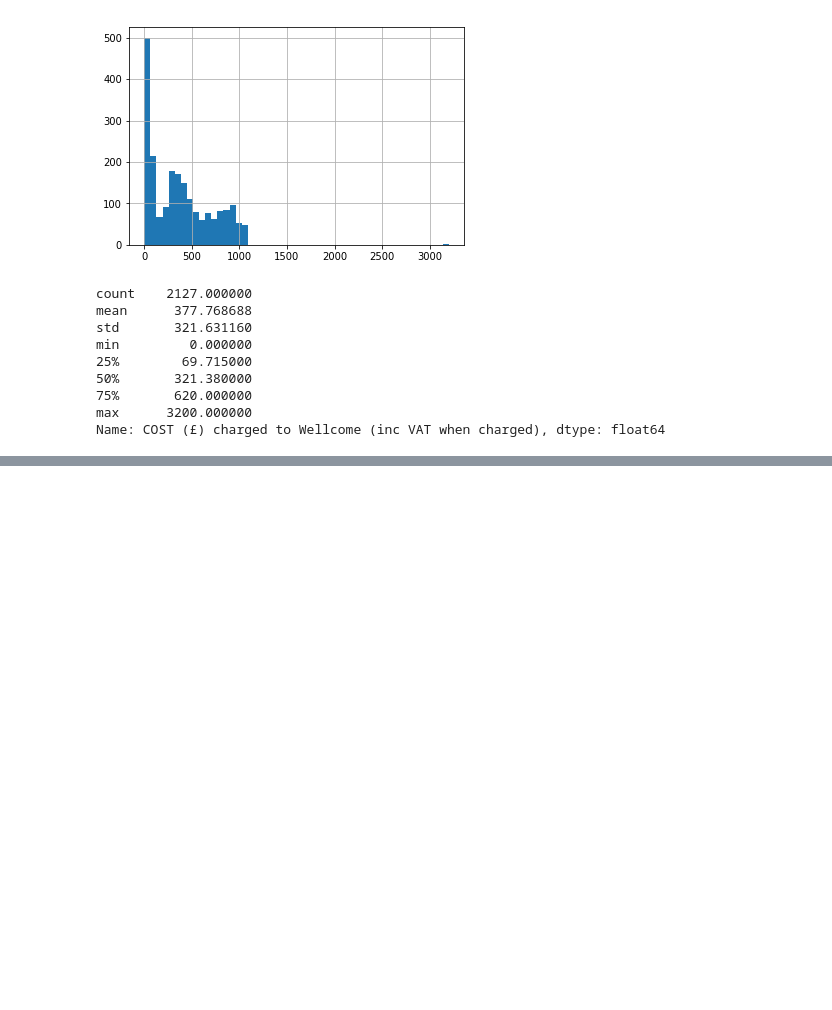
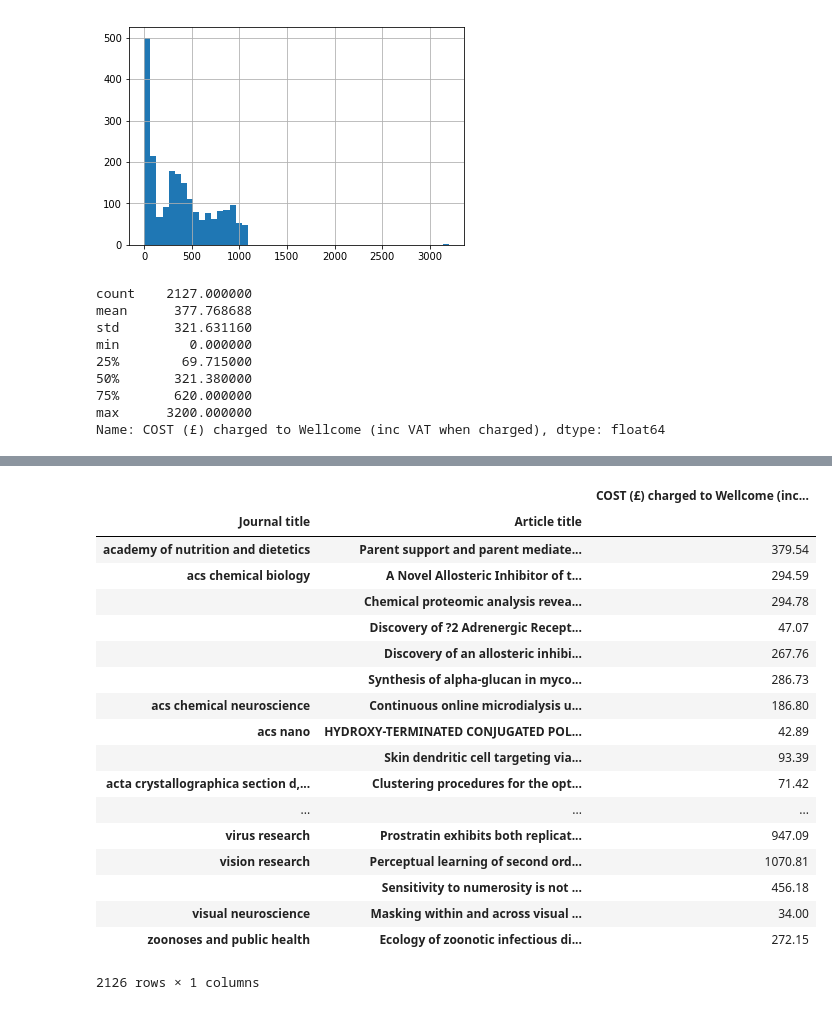
Before and after one commit to legomydiego/Thinkful-Unit-1, a Jupyter notebook: Data Cleaning and Validation.ipynb, the cells around one changed output, grey strips where cells are left out. Saved outputs shown, nothing was run; the diff lists cells and outputs as text; code cells hidden in the pictures; blank space fills up the shorter version.

Commit message:
Added pivot table

```diff
--- a/Data Cleaning and Validation.ipynb
+++ b/Data Cleaning and Validation.ipynb
@@ -384,3 +384,25 @@ vision research
 visual neuroscience                                                                          0.000000
 zoonoses and public health                                                                   0.000000
 Name: COST (£) charged to Wellcome (inc VAT when charged), Length: 895, dtype: float64
+# %%
+pd.pivot_table(values=['COST (£) charged to Wellcome (inc VAT when charged)'], index=['Journal title','Article title'], aggfunc=np.mean)
+# %% [output]
+|  |  | COST (£) charged to Wellcome (inc... |
+| Journal title | Article title |  |
+| academy of nutrition and dietetics | Parent support and parent mediate... | 379.54 |
+| acs chemical biology | A Novel Allosteric Inhibitor of t... | 294.59 |
+|  | Chemical proteomic analysis revea... | 294.78 |
+|  | Discovery of ?2 Adrenergic Recept... | 47.07 |
+|  | Discovery of an allosteric inhibi... | 267.76 |
+|  | Synthesis of alpha-glucan in myco... | 286.73 |
+| acs chemical neuroscience | Continuous online microdialysis u... | 186.80 |
+| acs nano | HYDROXY-TERMINATED CONJUGATED POL... | 42.89 |
+|  | Skin dendritic cell targeting via... | 93.39 |
+| acta crystallographica section d,... | Clustering procedures for the opt... | 71.42 |
+| ... | ... | ... |
+| virus research | Prostratin exhibits both replicat... | 947.09 |
+| vision research | Perceptual learning of second ord... | 1070.81 |
+|  | Sensitivity to numerosity is not ... | 456.18 |
+| visual neuroscience | Masking within and across visual ... | 34.00 |
+| zoonoses and public health | Ecology of zoonotic infectious di... | 272.15 |
+2126 rows × 1 columns
```
